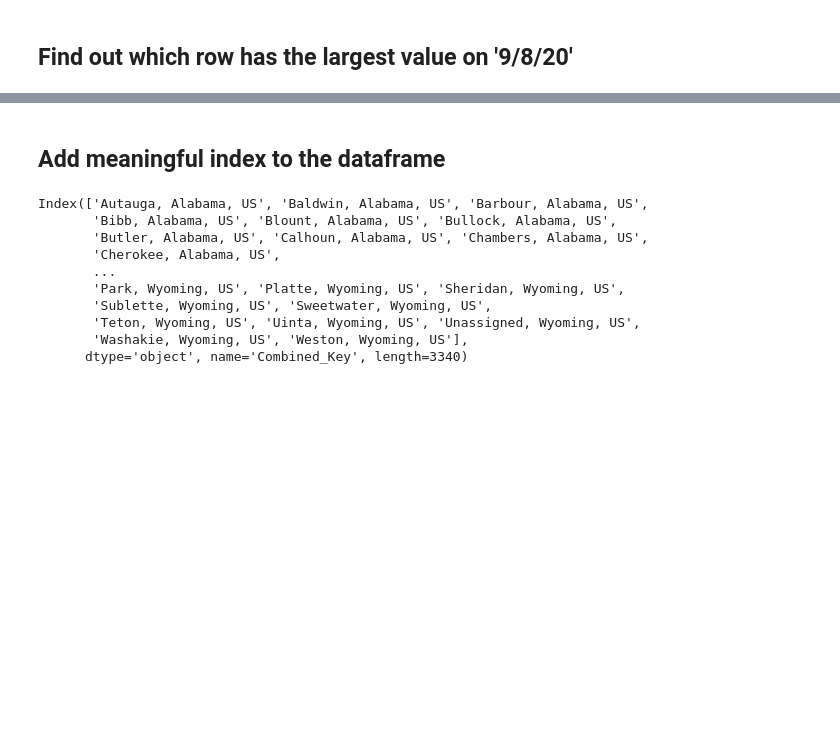
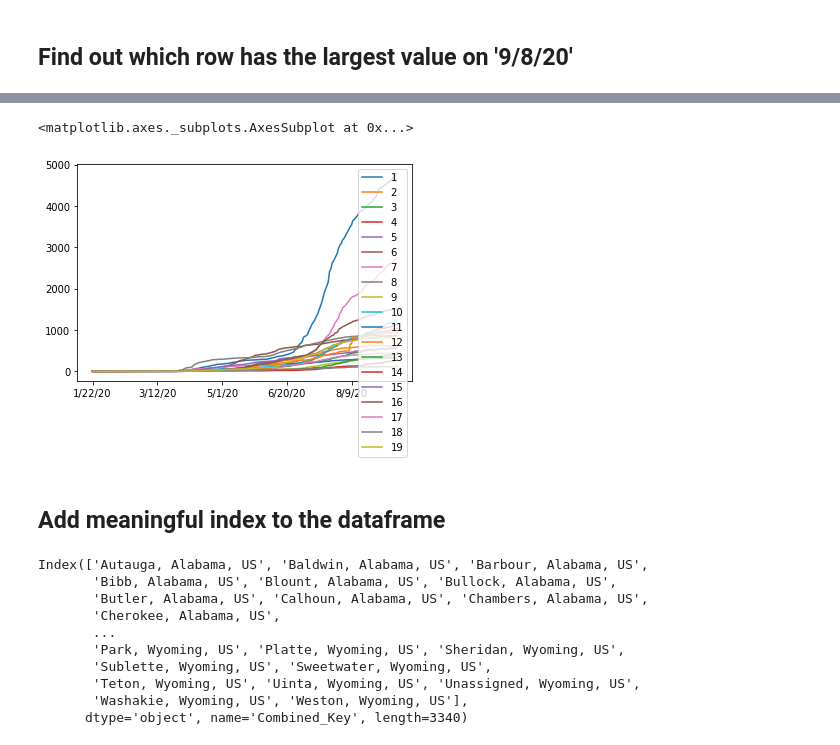
Before and after one commit to hongqin/Python-CoLab-bootcamp, a Jupyter notebook: PD_demo_jhu_covid19.ipynb, the cells around one changed output, grey strips where cells are left out. Saved outputs shown, nothing was run; the diff lists cells and outputs as text; code cells hidden in the pictures; blank space fills up the shorter version.

```diff
--- a/PD_demo_jhu_covid19.ipynb
+++ b/PD_demo_jhu_covid19.ipynb
@@ -171,3 +193,8 @@ array([<matplotlib.axes._subplots.AxesSubplot object at 0x...>,
+# %%
+df1.iloc[1:20, 11:].transpose().plot()
+# %% [output]
+<matplotlib.axes._subplots.AxesSubplot at 0x...>
+[figure, added]
 # %% [markdown]
 ## Add meaningful index to the dataframe
 # %%
```
Also changed, not shown: parts of 33 cells of this notebook.
